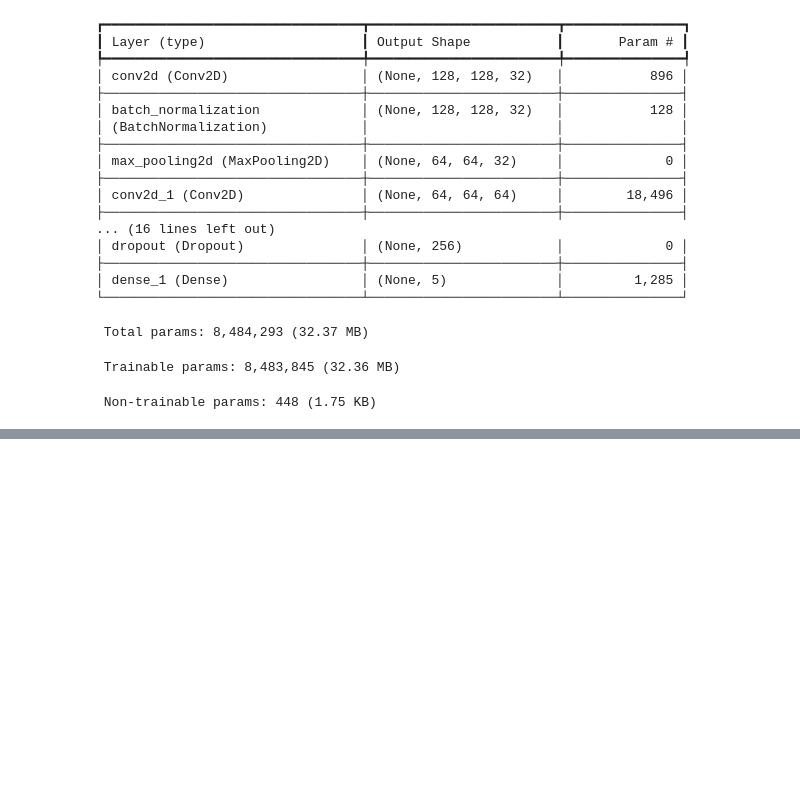
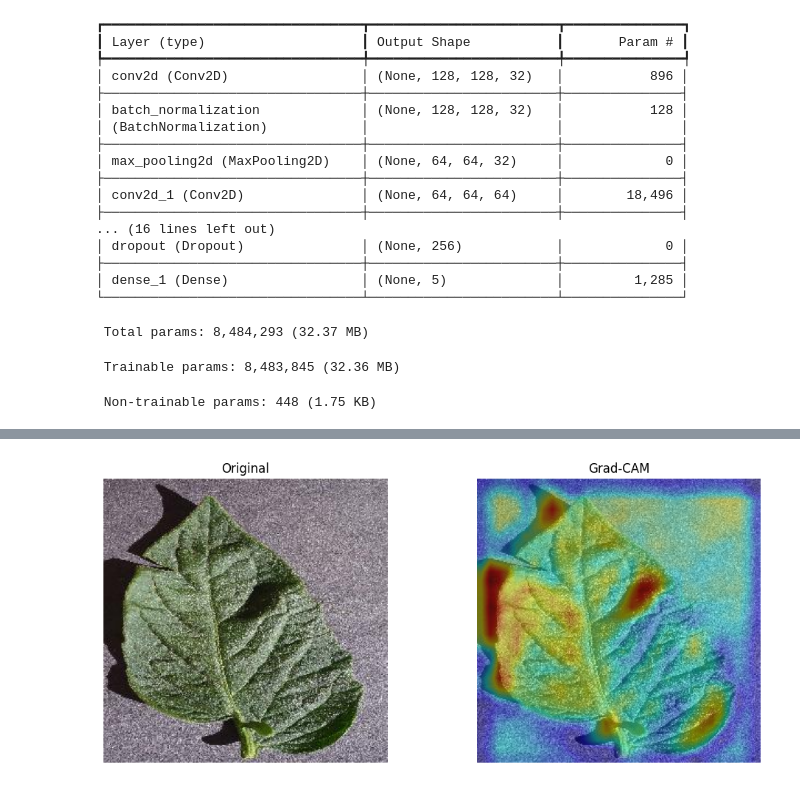
Before and after one commit to justunforgettable/Plant_Disease_Detector, a Jupyter notebook: Plant_disease_detector.ipynb, the cells around one changed output, grey strips where cells are left out. Saved outputs shown, nothing was run; the diff lists cells and outputs as text; code cells hidden in the pictures; blank space fills up the shorter version.

```diff
--- a/Plant_disease_detector.ipynb
+++ b/Plant_disease_detector.ipynb
@@ -695,0 +682,2 @@ files.download("class_indices.json")
+# %%
+LAST_CONV_LAYER = "conv2d_2"
@@ -695,0 +762,32 @@ files.download("class_indices.json")
+# %%
+test_folder = os.path.join(
+    SMALL_DATASET,
+    "val",
+    SELECTED_CLASSES[0]
+)
+
+test_img_path = os.path.join(
+    test_folder,
+    os.listdir(test_folder)[0]
+)
+# %%
+img = Image.open(test_img_path).convert("RGB")
+
+img = img.resize((IMG_SIZE, IMG_SIZE))
+
+img_array = np.array(img).astype("float32")/255.0
+
+img_array = np.expand_dims(img_array, axis=0)
+
+heatmap = make_gradcam_heatmap(
+    img_array,
+    model,
+    LAST_CONV_LAYER
+)
+
+display_gradcam(
+    test_img_path,
+    heatmap
+)
+# %% [output]
+[figure, added]
```
Also changed, not shown: parts of 12 cells of this notebook.
